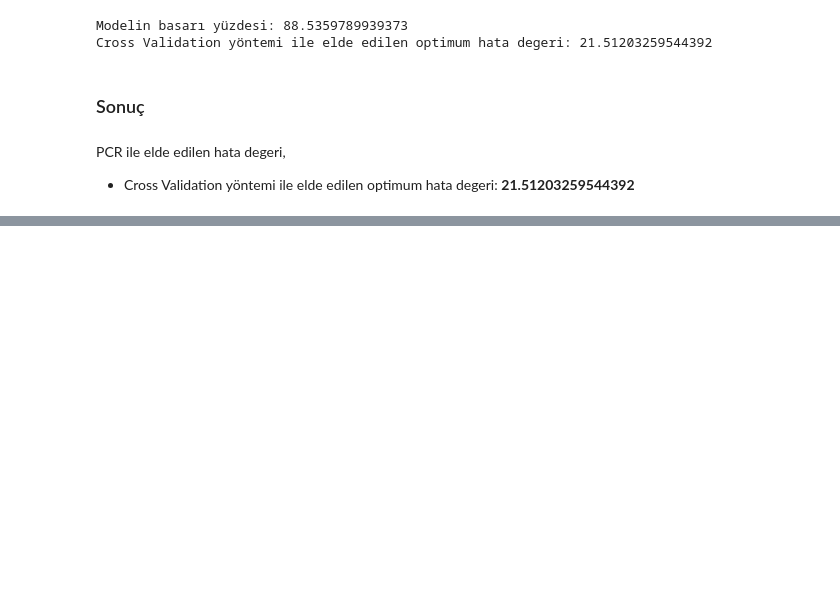
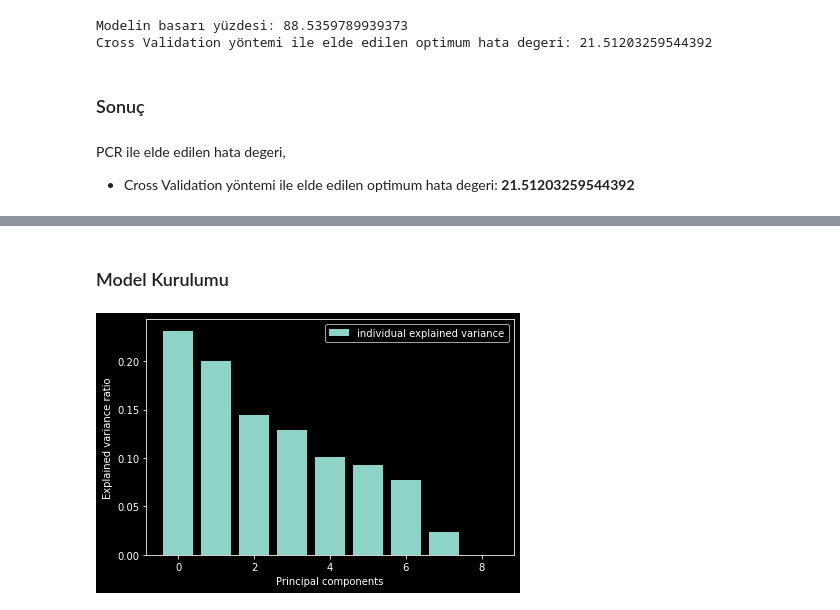
Before and after one commit to mrkizmaz/DataScience-and-MachineLearning, a Jupyter notebook: ML-Exercises/3-PCR.ipynb, the cells around one changed output, grey strips where cells are left out. Drawn from its saved outputs; the diff is of its cells as text; code cells hidden in the pictures; blank space fills up the shorter version.

```diff
--- a/ML-Exercises/3-PCR.ipynb
+++ b/ML-Exercises/3-PCR.ipynb
@@ -249,0 +366,4 @@ PCR ile elde edilen hata degeri,
+# %%
+# sıcaklık degerini (fahrenheint) celsiusa dönüstürme islmei
+df['temperature'] = df['temperature'].apply(lambda x: (float(5) / 9 * (x - 32)))
+df.head()
@@ -249,0 +398,27 @@ PCR ile elde edilen hata degeri,
+# %% [markdown]
+### Model Kurulumu
+# %%
+X = df.drop(['number_people'], axis = 1) # bagımsız degiskenler
+y = df['number_people'] # bagımlı degisken
+
+# egitim veriseti %80, test veriseti %20,
+X_train, X_test, y_train, y_test = train_test_split(X,
+y,
+test_size = 0.20,
+random_state = 42)
+
+# bilesenlere ayırma islemi
+pca = PCA()
+X_reduced_train = pca.fit_transform(scale(X_train))
+X_reduced_test = pca.fit_transform(scale(X_test))
+
+# acıklanan varyans oranlarının görsellestirilmesi
+with plt.style.context('dark_background'):
+    plt.figure(figsize=(6, 4))
+    plt.bar(range(9),pca.explained_variance_ratio_, alpha=1, align='center', label='individual explained variance' )
+    plt.xlabel('Principal components')
+    plt.ylabel('Explained variance ratio')
+    plt.legend()
+    plt.tight_layout()
+# %% [output]
+[figure, added]
```
Also changed, not shown: parts of 20 cells of this notebook.
